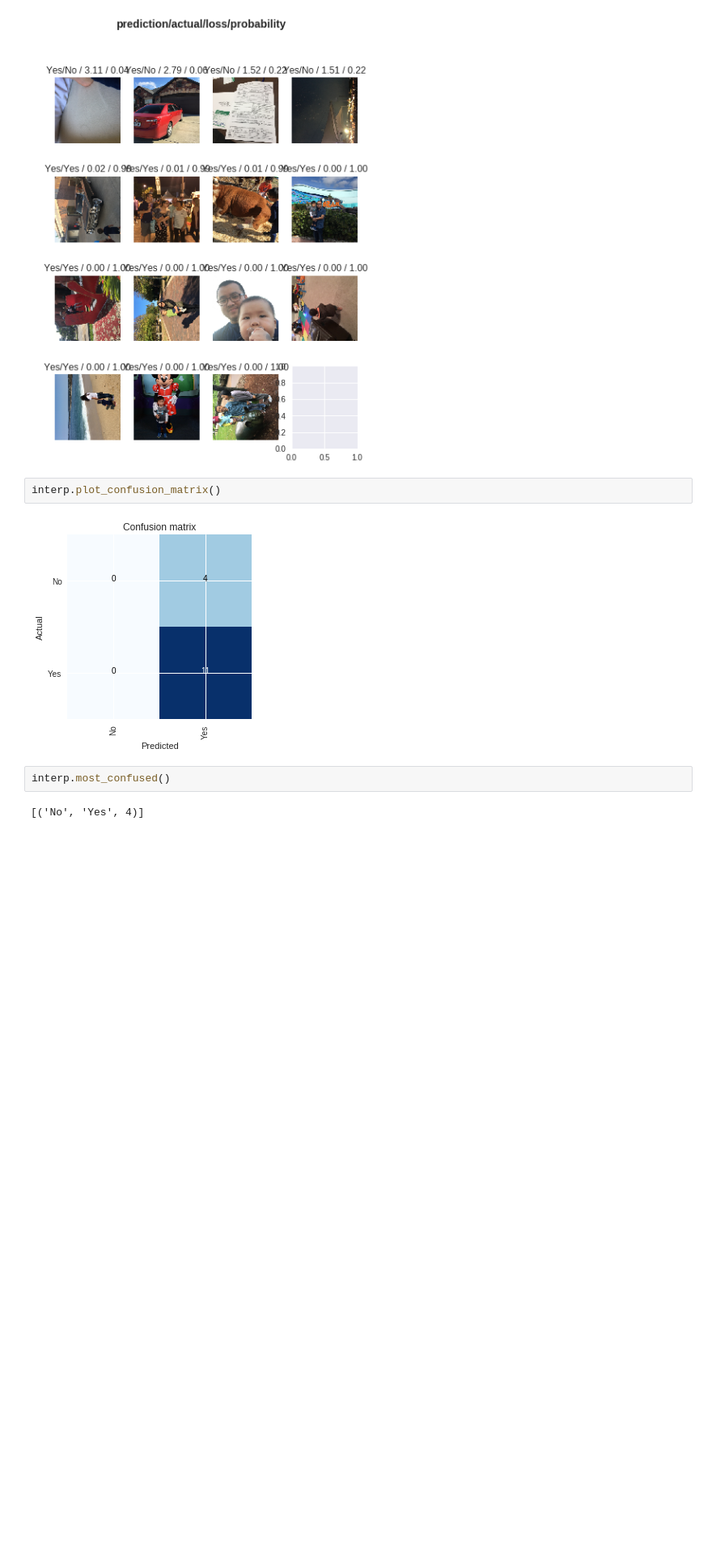
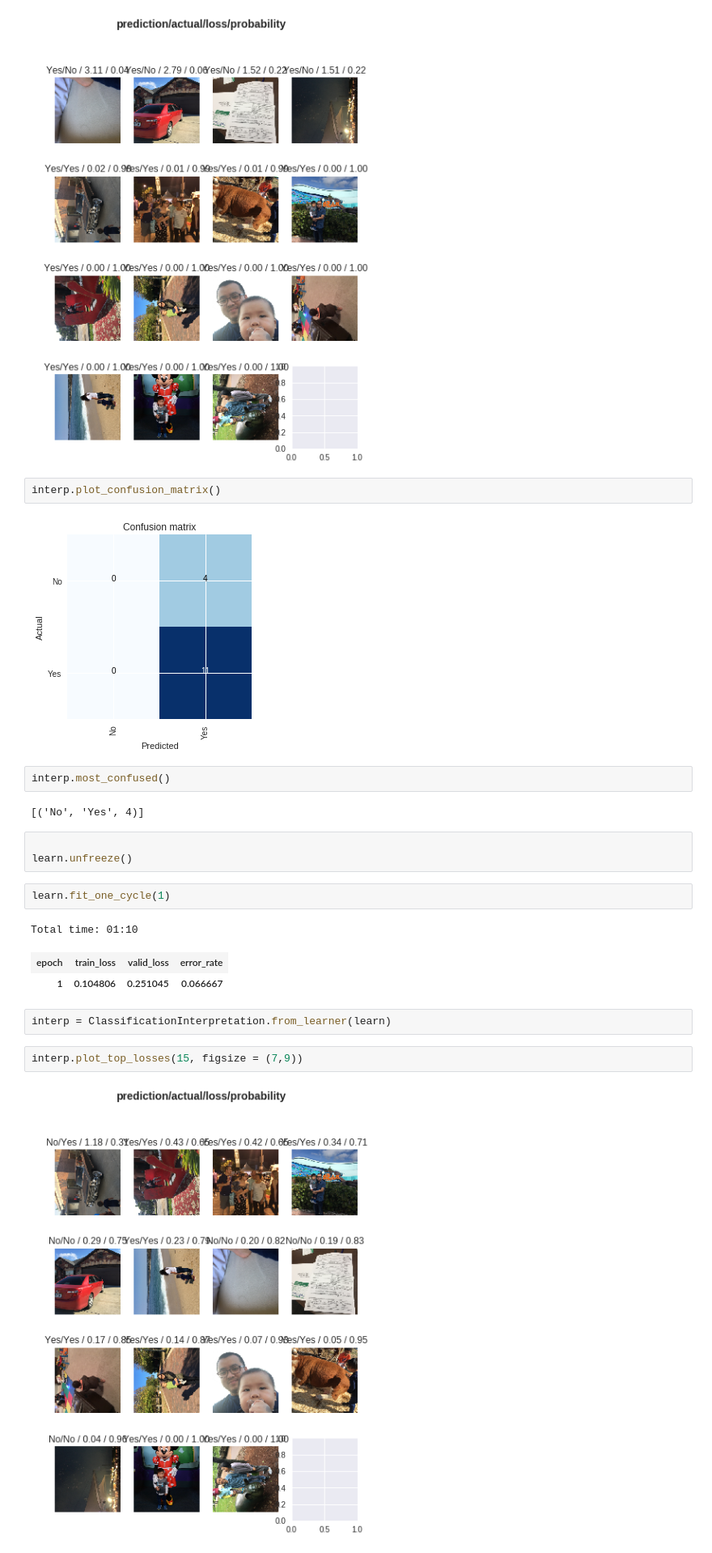
Before and after one commit to binliu0630/Deep_Learning, a Jupyter notebook: photo_classification.ipynb, the cells around one changed output. Shown at 81% size. Saved outputs shown, nothing was run; the diff lists cells and outputs as text; blank space fills up the shorter version.

```diff
--- a/photo_classification.ipynb
+++ b/photo_classification.ipynb
@@ -107,3 +107,18 @@ interp.plot_confusion_matrix()
 interp.most_confused()
 # %% [output]
 [('No', 'Yes', 4)]
+# %%
+
+learn.unfreeze()
+# %%
+learn.fit_one_cycle(1)
+# %% [output]
+Total time: 01:10
+| epoch | train_loss | valid_loss | error_rate |
+| 1 | 0.104806 | 0.251045 | 0.066667 |
+# %%
+interp = ClassificationInterpretation.from_learner(learn)
+# %%
+interp.plot_top_losses(15, figsize = (7,9))
+# %% [output]
+[figure, added]
```
Also changed, not shown: parts of 4 cells of this notebook.
